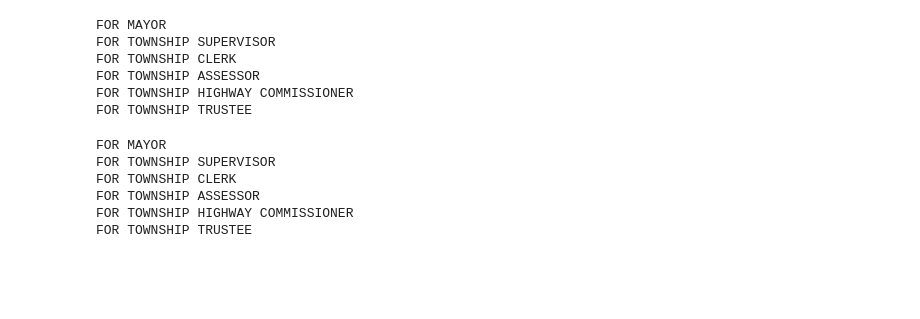
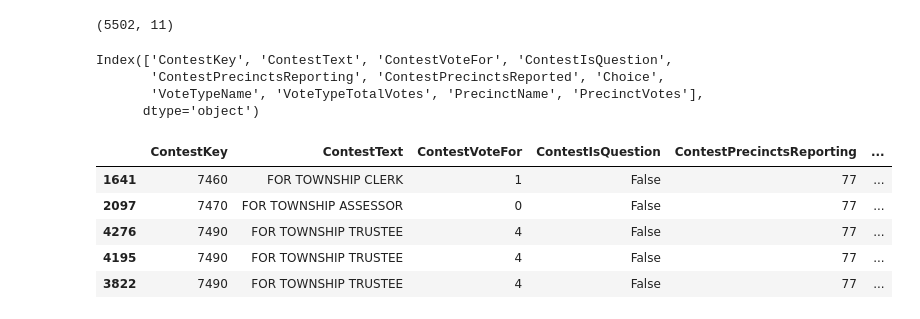
Before and after one commit to yeahmanitsmike/Analytics-Practice, a Jupyter notebook: src/2025_dupage_elections_EDA.ipynb, the cells around one changed output. Drawn from its saved outputs; the diff is of its cells as text; code cells hidden in the pictures; blank space fills up the shorter version.

```diff
--- a/src/2025_dupage_elections_EDA.ipynb
+++ b/src/2025_dupage_elections_EDA.ipynb
@@ -68,25 +9,20 @@ Contest {'key': '7490', 'text': 'FOR TOWNSHIP TRUSTEE', 'voteFor': '4', 'isQuest
-# %%
-contest = root.findall("Contest")
-
-# ET.tostring(contest[0], encoding='utf8').decode('utf8')
-for i, con in enumerate(contest):
-    print(contest[i].attrib.get('text'))
-# %% [output]
-FOR MAYOR
-FOR TOWNSHIP SUPERVISOR
-FOR TOWNSHIP CLERK
-FOR TOWNSHIP ASSESSOR
-FOR TOWNSHIP HIGHWAY COMMISSIONER
-FOR TOWNSHIP TRUSTEE
-# %%
-contest1 = root.findall(".//Contest")
-
-for i, con in enumerate(contest1):
-    print(contest1[i].attrib.get('text'))
-# %% [output]
-FOR MAYOR
-FOR TOWNSHIP SUPERVISOR
-FOR TOWNSHIP CLERK
-FOR TOWNSHIP ASSESSOR
-FOR TOWNSHIP HIGHWAY COMMISSIONER
-FOR TOWNSHIP TRUSTEE
+# %%
+df.shape
+# %% [output]
+(5502, 11)
+# %%
+df.columns
+# %% [output]
+Index(['ContestKey', 'ContestText', 'ContestVoteFor', 'ContestIsQuestion',
+       'ContestPrecinctsReporting', 'ContestPrecinctsReported', 'Choice',
+       'VoteTypeName', 'VoteTypeTotalVotes', 'PrecinctName', 'PrecinctVotes'],
+      dtype='object')
+# %%
+df.sample(5)
+# %% [output]
+|  | ContestKey | ContestText | ContestVoteFor | ContestIsQuestion | ContestPrecinctsReporting | ... |
+| 1641 | 7460 | FOR TOWNSHIP CLERK | 1 | False | 77 | ... |
+| 2097 | 7470 | FOR TOWNSHIP ASSESSOR | 0 | False | 77 | ... |
+| 4276 | 7490 | FOR TOWNSHIP TRUSTEE | 4 | False | 77 | ... |
+| 4195 | 7490 | FOR TOWNSHIP TRUSTEE | 4 | False | 77 | ... |
+| 3822 | 7490 | FOR TOWNSHIP TRUSTEE | 4 | False | 77 | ... |
```
Also changed, not shown: parts of 14 cells of this notebook, 3 other files.
